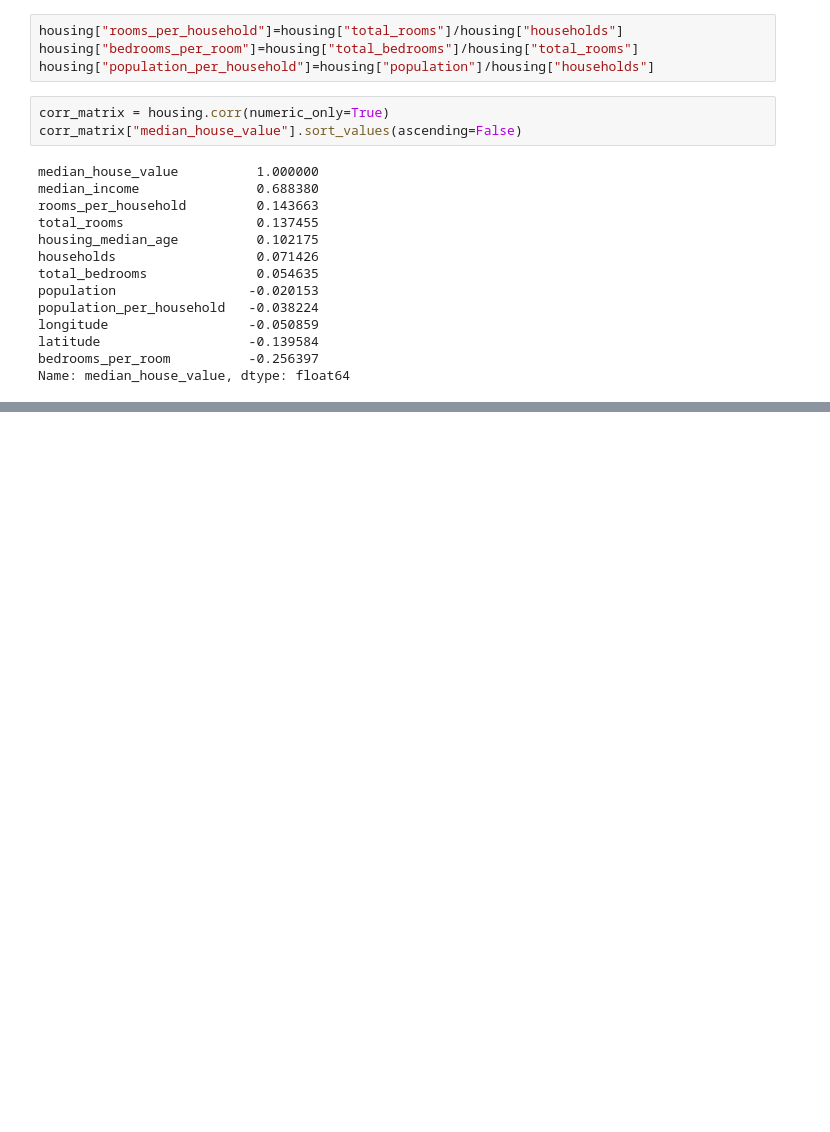
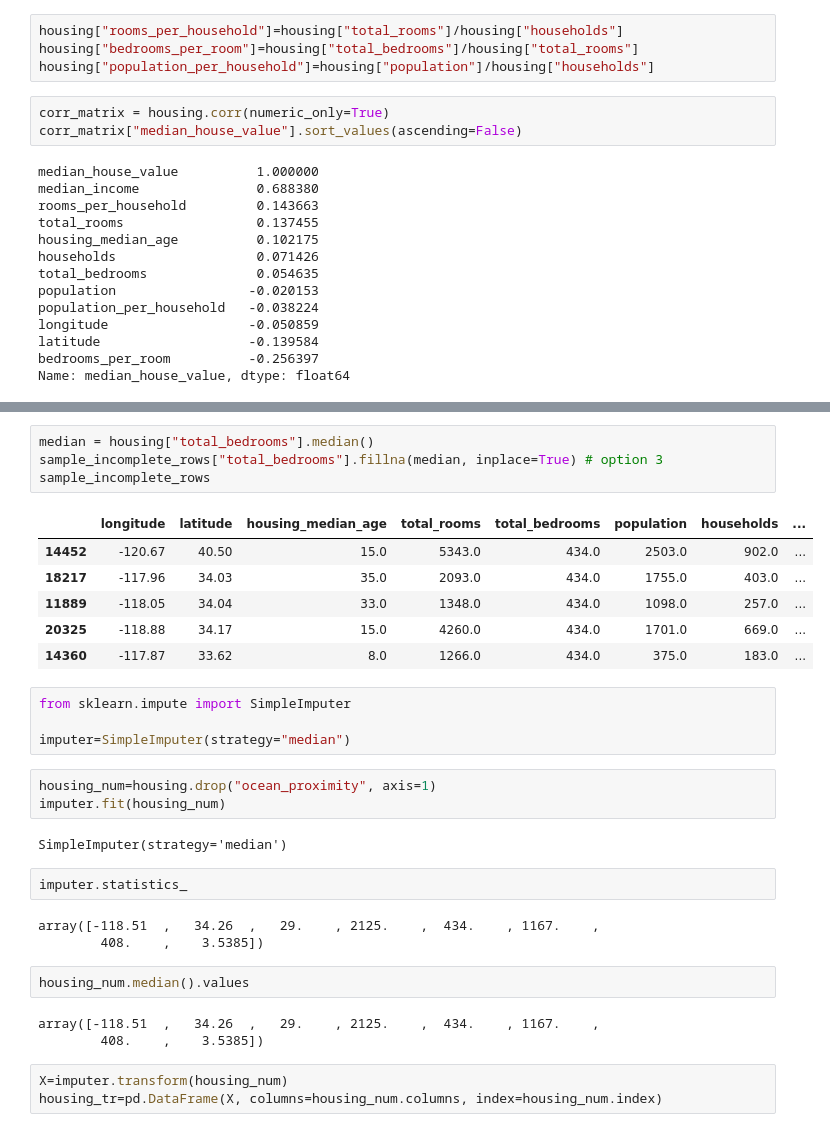
Before and after one commit to NishthaJethani/hands-on-ml, a Jupyter notebook: 2.ipynb, the cells around one changed output, grey strips where cells are left out. Saved outputs shown, nothing was run; the diff lists cells and outputs as text; blank space fills up the shorter version.

```diff
--- a/2.ipynb
+++ b/2.ipynb
@@ -299,0 +326,33 @@ Name: median_house_value, dtype: float64
+# %%
+median = housing["total_bedrooms"].median()
+sample_incomplete_rows["total_bedrooms"].fillna(median, inplace=True) # option 3
+sample_incomplete_rows
+# %% [output]
+|  | longitude | latitude | housing_median_age | total_rooms | total_bedrooms | population | households | ... |
+| 14452 | -120.67 | 40.50 | 15.0 | 5343.0 | 434.0 | 2503.0 | 902.0 | ... |
+| 18217 | -117.96 | 34.03 | 35.0 | 2093.0 | 434.0 | 1755.0 | 403.0 | ... |
+| 11889 | -118.05 | 34.04 | 33.0 | 1348.0 | 434.0 | 1098.0 | 257.0 | ... |
+| 20325 | -118.88 | 34.17 | 15.0 | 4260.0 | 434.0 | 1701.0 | 669.0 | ... |
+| 14360 | -117.87 | 33.62 | 8.0 | 1266.0 | 434.0 | 375.0 | 183.0 | ... |
+# %%
+from sklearn.impute import SimpleImputer
+
+imputer=SimpleImputer(strategy="median")
+# %%
+housing_num=housing.drop("ocean_proximity", axis=1)
+imputer.fit(housing_num)
+# %% [output]
+SimpleImputer(strategy='median')
+# %%
+imputer.statistics_
+# %% [output]
+array([-118.51  ,   34.26  ,   29.    , 2125.    ,  434.    , 1167.    ,
+        408.    ,    3.5385])
+# %%
+housing_num.median().values
+# %% [output]
+array([-118.51  ,   34.26  ,   29.    , 2125.    ,  434.    , 1167.    ,
+        408.    ,    3.5385])
+# %%
+X=imputer.transform(housing_num)
+housing_tr=pd.DataFrame(X, columns=housing_num.columns, index=housing_num.index)
```
Also changed, not shown: parts of 5 cells of this notebook.
